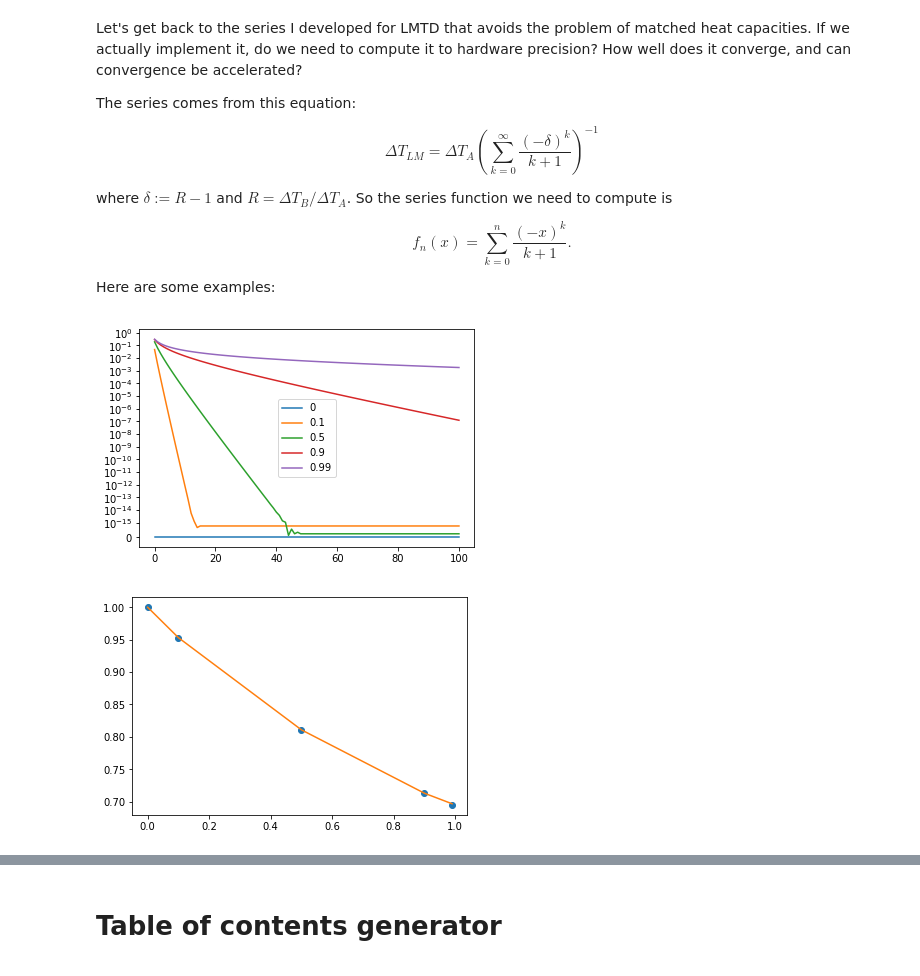
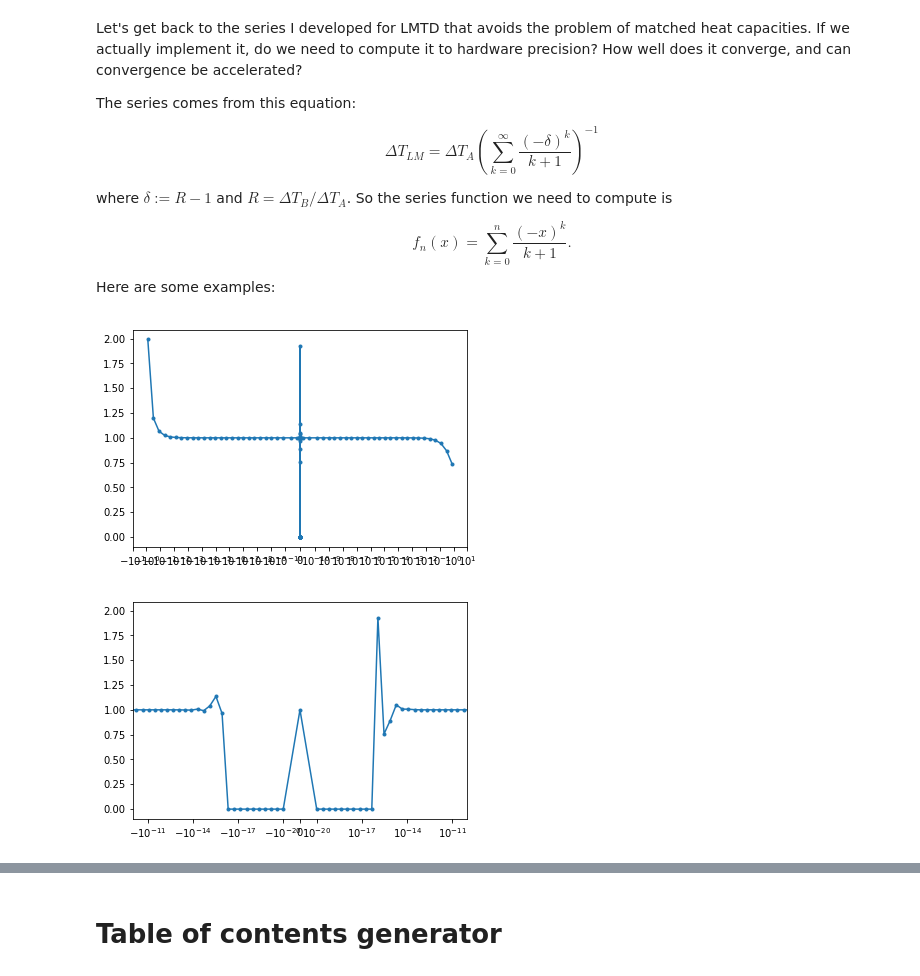
Before and after one commit to nfette/openACHP, a Jupyter notebook: src/aqua2-development-notes.ipynb, the cells around one changed output, grey strips where cells are left out. Cells and saved outputs as stored; diff of their text form; code cells hidden in the pictures.

```diff
--- a/src/aqua2-development-notes.ipynb
+++ b/src/aqua2-development-notes.ipynb
@@ -222,12 +222,13 @@ $$f_n(x) = \sum_{k=0}^{n} \frac{(-x)^{k}}{k+1}.$$
 
 Here are some examples:
 # %%
-from numpy import log, abs, array
+from numpy import log, abs, array, vectorize, logspace, concatenate
 def seriesTrue(x):
     if x == 0:
         return 1
     else:
         return log(1+x)/x
+seriesTrueV = vectorize(seriesTrue)
 def series1(x,n, sequence=False):
     f = 0
     df = 1
@@ -244,23 +245,16 @@ def series1(x,n, sequence=False):
         return f, fs, dfs
     else:
         return f
-
-fig1=plt.figure()
-ax1 = plt.subplot(111)
-ax1.set_yscale('symlog',linthreshy=1e-15)
-ftrues=[]
-fseries = []
-xs=[0, 0.1, 0.5, 0.9, 0.99]
-for x in xs:
-    ftrue = seriesTrue(x)
-    ftrues.append(ftrue)
-    f, fs, dfs = series1(x, 100, True)
-    fseries.append(f)
-    ax1.plot(abs(ftrue - array(fs)), label='{:g}'.format(x),)
-plt.legend()
-plt.figure()
-plt.plot(xs, ftrues,'o', xs, fseries,'-')
-plt.show()
-# %% [output]
-[figure, removed]
-[figure, removed]
+# %%
+xs = concatenate([-logspace(-0.1,-20),[0],logspace(-20,-0.1)])
+ys = seriesTrueV(xs)
+plt.plot(xs,ys,'.-')
+plt.xscale('symlog',linthreshx=1e-10)
+plt.figure()
+plt.plot(xs,ys,'.-')
+plt.xscale('symlog',linthreshx=1e-20)
+plt.xlim((-1e-10,1e-10))
+plt.show()
+# %% [output]
+[figure, added]
+[figure, added]
```
Also changed, not shown: parts of 1 cell of this notebook.
